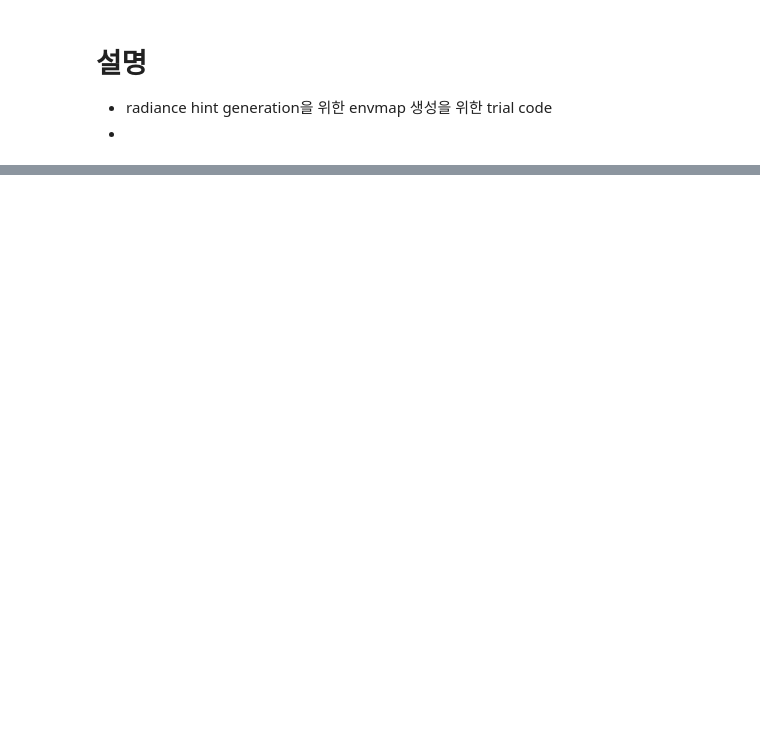
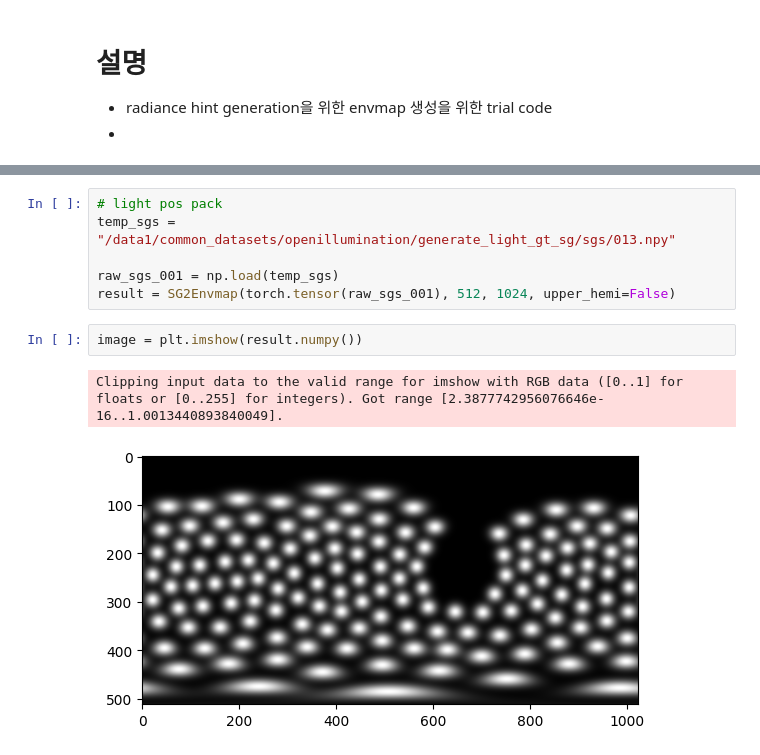
Before and after one commit to yym0329/diffusion-project, a Jupyter notebook: envgen.ipynb, the cells around one changed output, grey strips where cells are left out. Drawn from its saved outputs; the diff is of its cells as text; blank space fills up the shorter version.

Commit message:
envmap acquired

```diff
--- a/envgen.ipynb
+++ b/envgen.ipynb
@@ -52,0 +94,11 @@ def SG2Envmap(lgtSGs, H, W, upper_hemi=False):
+# %%
+# light pos pack
+temp_sgs = "/data1/common_datasets/openillumination/generate_light_gt_sg/sgs/013.npy"
+
+raw_sgs_001 = np.load(temp_sgs)
+result = SG2Envmap(torch.tensor(raw_sgs_001), 512, 1024, upper_hemi=False)
+# %%
+image = plt.imshow(result.numpy())
+# %% [output]
+Clipping input data to the valid range for imshow with RGB data ([0..1] for floats or [0..255] for integers). Got range [2.3877742956076646e-16..1.0013440893840049].
+[figure, added]
```
Also changed, not shown: parts of 5 cells of this notebook, 2 other files.
